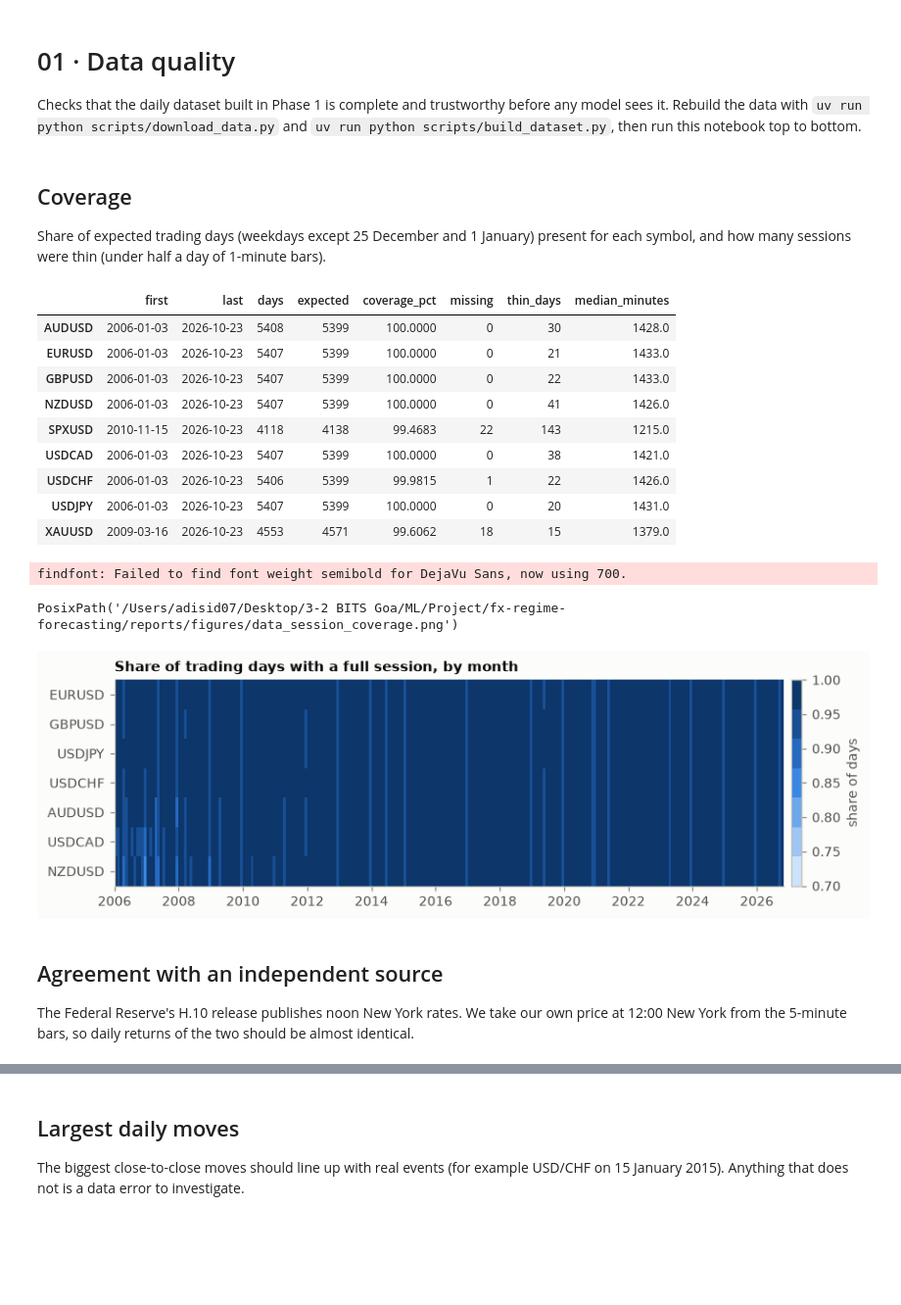
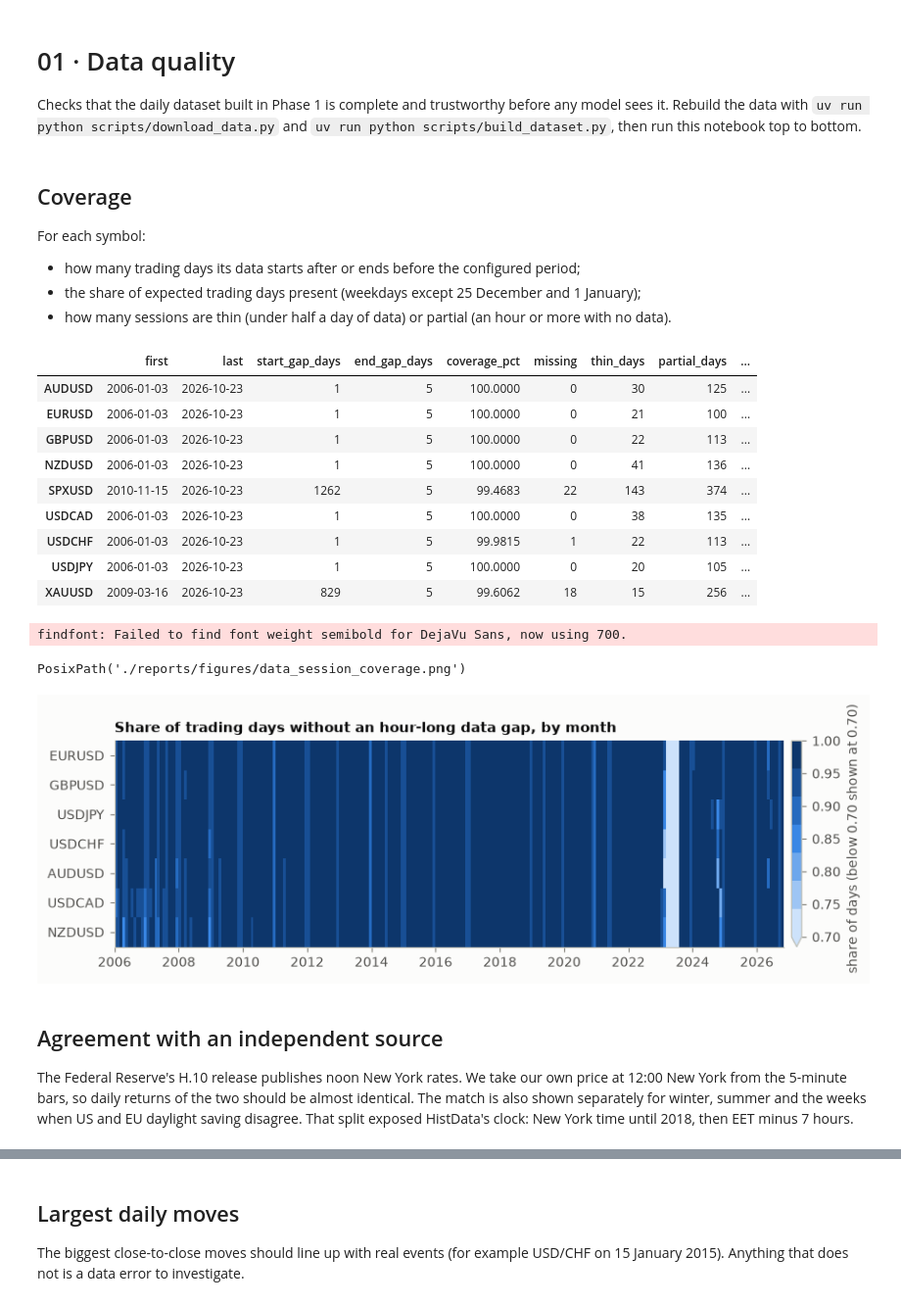
Before and after one commit to Aditya-00786/ML-Project_fx-forecasting, a Jupyter notebook: notebooks/01_data_quality.ipynb, the cells around one changed output, grey strips where cells are left out. Shown at 98% size. Drawn from its saved outputs; the diff is of its cells as text; code cells hidden in the pictures; blank space fills up the shorter version.

```diff
--- a/notebooks/01_data_quality.ipynb
+++ b/notebooks/01_data_quality.ipynb
@@ -21,46 +21,49 @@ pd.set_option("display.precision", 4)
 # %% [markdown]
 ## Coverage
 
-Share of expected trading days (weekdays except 25 December and 1 January) present for each symbol, and how many sessions were thin (under half a day of 1-minute bars).
+For each symbol:
+- how many trading days its data starts after or ends before the configured period;
+- the share of expected trading days present (weekdays except 25 December and 1 January);
+- how many sessions are thin (under half a day of data) or partial (an hour or more with no data).
 # %%
 from fxml.data.quality import coverage_report
-coverage_report(panel)
+coverage_report(panel, cfg.start, cfg.end)
 # %% [output]
-|  | first | last | days | expected | coverage_pct | missing | thin_days | median_minutes |
-| AUDUSD | 2006-01-03 | 2026-10-23 | 5408 | 5399 | 100.0000 | 0 | 30 | 1428.0 |
-| EURUSD | 2006-01-03 | 2026-10-23 | 5407 | 5399 | 100.0000 | 0 | 21 | 1433.0 |
-| GBPUSD | 2006-01-03 | 2026-10-23 | 5407 | 5399 | 100.0000 | 0 | 22 | 1433.0 |
-| NZDUSD | 2006-01-03 | 2026-10-23 | 5407 | 5399 | 100.0000 | 0 | 41 | 1426.0 |
-| SPXUSD | 2010-11-15 | 2026-10-23 | 4118 | 4138 | 99.4683 | 22 | 143 | 1215.0 |
-| USDCAD | 2006-01-03 | 2026-10-23 | 5407 | 5399 | 100.0000 | 0 | 38 | 1421.0 |
-| USDCHF | 2006-01-03 | 2026-10-23 | 5406 | 5399 | 99.9815 | 1 | 22 | 1426.0 |
-| USDJPY | 2006-01-03 | 2026-10-23 | 5407 | 5399 | 100.0000 | 0 | 20 | 1431.0 |
-| XAUUSD | 2009-03-16 | 2026-10-23 | 4553 | 4571 | 99.6062 | 18 | 15 | 1379.0 |
+|  | first | last | start_gap_days | end_gap_days | coverage_pct | missing | thin_days | partial_days | ... |
+| AUDUSD | 2006-01-03 | 2026-10-23 | 1 | 5 | 100.0000 | 0 | 30 | 125 | ... |
+| EURUSD | 2006-01-03 | 2026-10-23 | 1 | 5 | 100.0000 | 0 | 21 | 100 | ... |
+| GBPUSD | 2006-01-03 | 2026-10-23 | 1 | 5 | 100.0000 | 0 | 22 | 113 | ... |
+| NZDUSD | 2006-01-03 | 2026-10-23 | 1 | 5 | 100.0000 | 0 | 41 | 136 | ... |
+| SPXUSD | 2010-11-15 | 2026-10-23 | 1262 | 5 | 99.4683 | 22 | 143 | 374 | ... |
+| USDCAD | 2006-01-03 | 2026-10-23 | 1 | 5 | 100.0000 | 0 | 38 | 135 | ... |
+| USDCHF | 2006-01-03 | 2026-10-23 | 1 | 5 | 99.9815 | 1 | 22 | 113 | ... |
+| USDJPY | 2006-01-03 | 2026-10-23 | 1 | 5 | 100.0000 | 0 | 20 | 105 | ... |
+| XAUUSD | 2009-03-16 | 2026-10-23 | 829 | 5 | 99.6062 | 18 | 15 | 256 | ... |
 # %%
-# Share of each month's trading days with a full session, per pair
-full = (~panel["thin"]).rename("full").reset_index()
+# Share of each month's trading days without a gap of an hour or more, per pair
+full = (~panel["partial"]).rename("full").reset_index()
 full = full[full["symbol"].isin(pairs)]
 monthly = full.groupby(["symbol", pd.Grouper(key="date", freq="MS")])["full"].mean().unstack(0)[pairs]
 
 month_edges = monthly.index.append(pd.DatetimeIndex([monthly.index[-1] + pd.offsets.MonthBegin()]))
 fig, ax = plt.subplots(figsize=(10, 2.6))
 mesh = ax.pcolormesh(month_edges, np.arange(len(pairs) + 1), monthly.T.values,
                      cmap=plt.matplotlib.colors.ListedColormap(viz.SEQUENTIAL_BLUE),
                      vmin=0.7, vmax=1.0, shading="flat")
 ax.set_yticks(np.arange(len(pairs)) + 0.5, pairs)
 ax.invert_yaxis()
 ax.grid(False)
-ax.set_title("Share of trading days with a full session, by month")
-fig.colorbar(mesh, ax=ax, pad=0.01, label="share of days")
+ax.set_title("Share of trading days without an hour-long data gap, by month")
+fig.colorbar(mesh, ax=ax, pad=0.01, extend="min", label="share of days (below 0.70 shown at 0.70)")
 viz.save(fig, "data_session_coverage")
 # %% [output]
 findfont: Failed to find font weight semibold for DejaVu Sans, now using 700.
-PosixPath('/Users/adisid07/Desktop/3-2 BITS Goa/ML/Project/fx-regime-forecasting/reports/figures/data_session_coverage.png')
+PosixPath('./reports/figures/data_session_coverage.png')
-[figure, old version]
+[figure, new version]
 # %% [markdown]
 ## Agreement with an independent source
 
-The Federal Reserve's H.10 release publishes noon New York rates. We take our own price at 12:00 New York from the 5-minute bars, so daily returns of the two should be almost identical.
+The Federal Reserve's H.10 release publishes noon New York rates. We take our own price at 12:00 New York from the 5-minute bars, so daily returns of the two should be almost identical. The match is also shown separately for winter, summer and the weeks when US and EU daylight saving disagree. That split exposed HistData's clock: New York time until 2018, then EET minus 7 hours.
 # %%
 from fxml.data.quality import h10_check
 h10_check(panel, macro, cfg.pairs)
```
Also changed, not shown: parts of 6 cells of this notebook, 23 other files.
